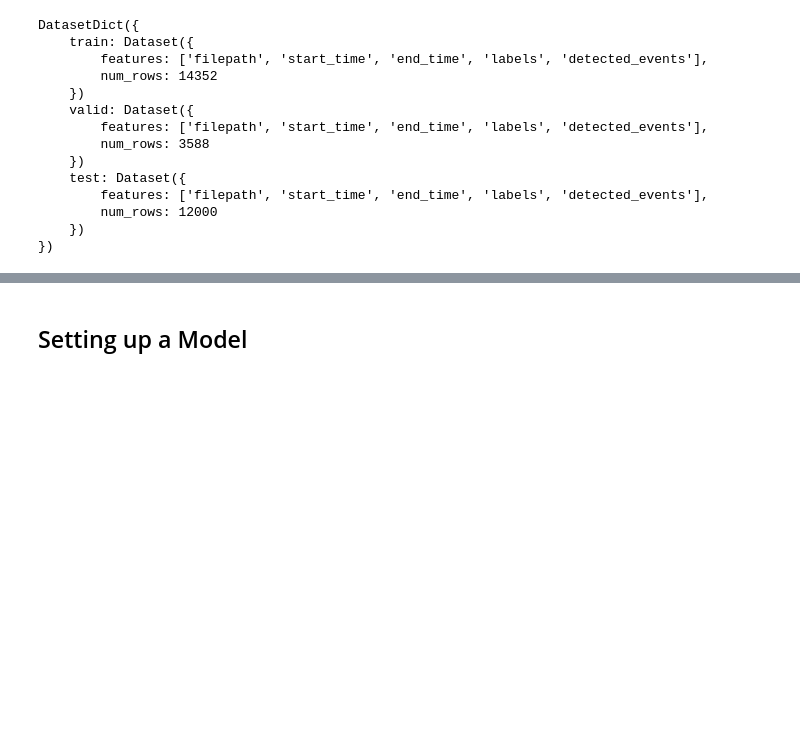
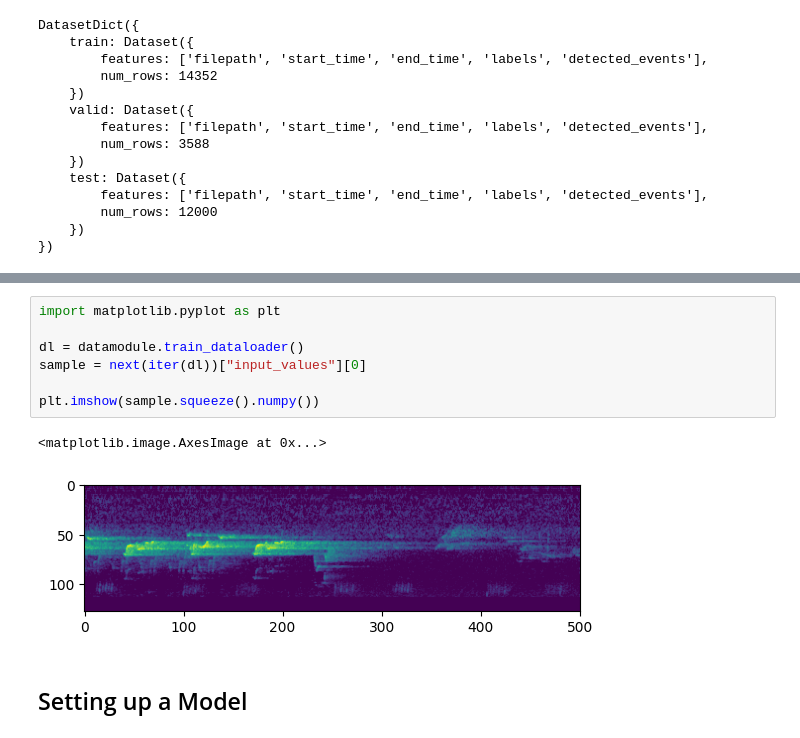
Before and after one commit to DBD-research-group/BirdSet, a Jupyter notebook: notebooks/tutorials/fine_tuning_tutorial.ipynb, the cells around one changed output, grey strips where cells are left out. Drawn from its saved outputs; the diff is of its cells as text; blank space fills up the shorter version.

```diff
--- a/notebooks/tutorials/fine_tuning_tutorial.ipynb
+++ b/notebooks/tutorials/fine_tuning_tutorial.ipynb
@@ -833,3 +901,13 @@ TypeError: only integer tensors of a single element can be converted to an index
+# %%
+import matplotlib.pyplot as plt
+
+dl = datamodule.train_dataloader()
+sample = next(iter(dl))["input_values"][0]
+
+plt.imshow(sample.squeeze().numpy())
+# %% [output]
+<matplotlib.image.AxesImage at 0x...>
+[figure, added]
 # %% [markdown]
 ## Setting up a Model
 # %% [markdown]
```
Also changed, not shown: parts of 6 cells of this notebook.
